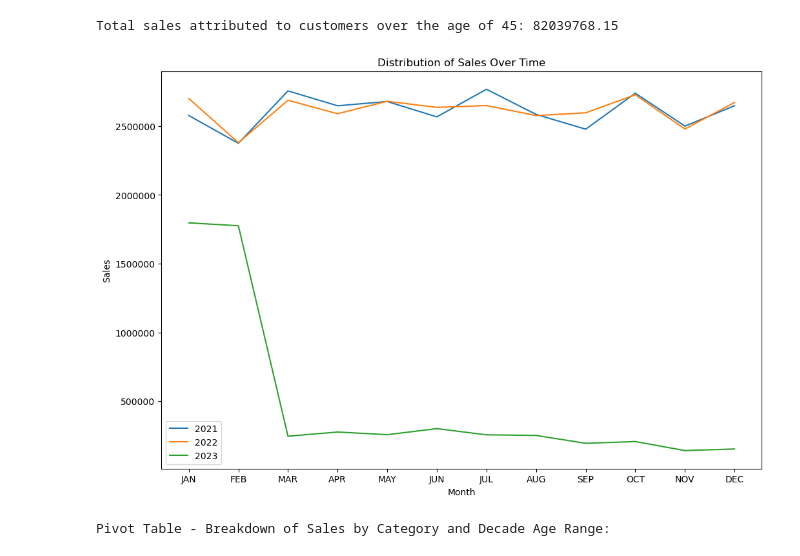
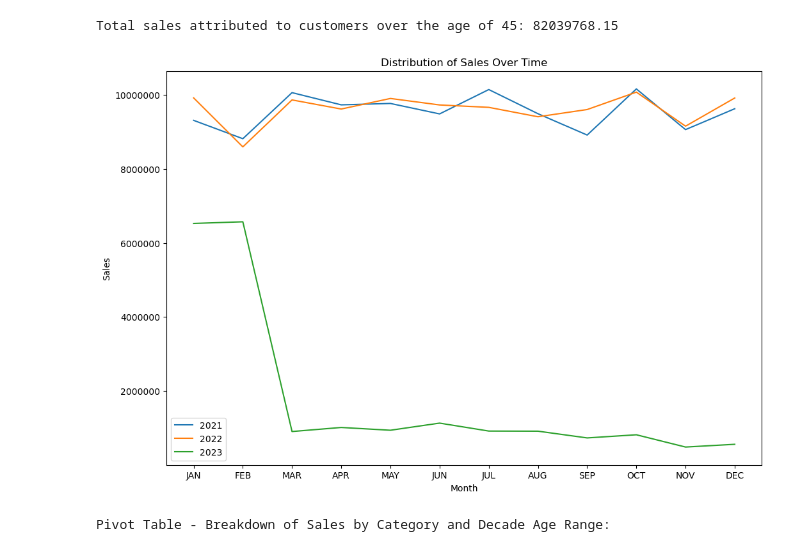
Before and after one commit to CybrNatic/ITMGT-25.03-Activities, a Jupyter notebook: sales-data.ipynb, the cells around one changed output. Cells and saved outputs as stored; diff of their text form; code cells hidden in the pictures.

```diff
--- a/sales-data.ipynb
+++ b/sales-data.ipynb
@@ -52,36 +52,36 @@ invoices_df["invoice_date"] = pd.to_datetime(invoices_df["invoice_date"])
 invoices_df["year"] = invoices_df["invoice_date"].dt.year
 invoices_df["month"] = invoices_df["invoice_date"].dt.month
 
-sales_distribution = invoices_df.groupby(["year", "month"])["price"].sum().reset_index()
+sales_distribution = invoices_df.groupby(["year", "month"])["sales"].sum().reset_index()
 
 plt.figure(figsize=(12, 8))
 for year in sales_distribution["year"].unique():
     year_data = sales_distribution[sales_distribution["year"] == year]
-    plt.plot(year_data["month"], year_data["price"], label=str(year))
+    plt.plot(year_data["month"], year_data["sales"], label=str(year))
 
 plt.xlabel("Month")
 plt.ylabel("Sales")
 plt.title("Distribution of Sales Over Time")
 plt.legend()
 
 ax = plt.gca()
 ax.set_xticks(range(1, 13))
 ax.set_xticklabels(["JAN", "FEB", "MAR", "APR", "MAY", "JUN", "JUL", "AUG", "SEP", "OCT", "NOV", "DEC"])
 
 plt.gca().get_yaxis().get_major_formatter().set_useOffset(False)
 plt.gca().get_yaxis().get_major_formatter().set_scientific(False)
 
 plt.show()
 
 # Every January sales start off high and fall off into February.
 # This cannot be seen in 2023 though perhaps due to a lack of data.
 # We can also say they have increased sales during December which means they have a December-January holiday season.
 # Their sales drop off in February in both 2021 and 2022, it is not as drastic in 2023.
 # They also have a summer sales increase in June and July.
 # A steep drop in sales follow in August and September before another increase in October comes.
 # Their sales are quite similar in 2021 and 2022 while 2023 sales are considerably lower.
 # %% [output]
-[figure, old version]
+[figure, new version]
 # %%
 merged_df['Decade Age Range'] = pd.cut(merged_df['age'], bins = range(0, 101, 10), labels = [f"{i} - {i + 9}" for i in range(0, 100, 10)])
 pivot_table = merged_df.pivot_table(index = 'category', columns = 'Decade Age Range', values = 'sales', aggfunc = 'sum', dropna = True)
```
